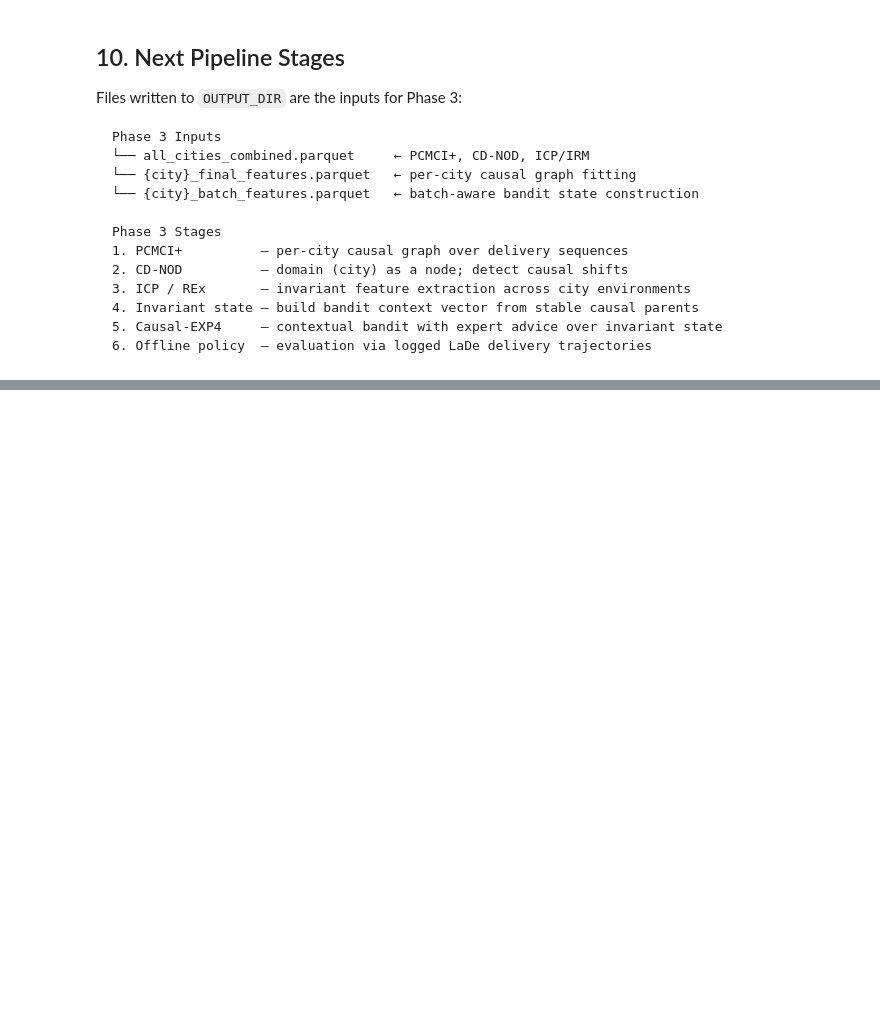
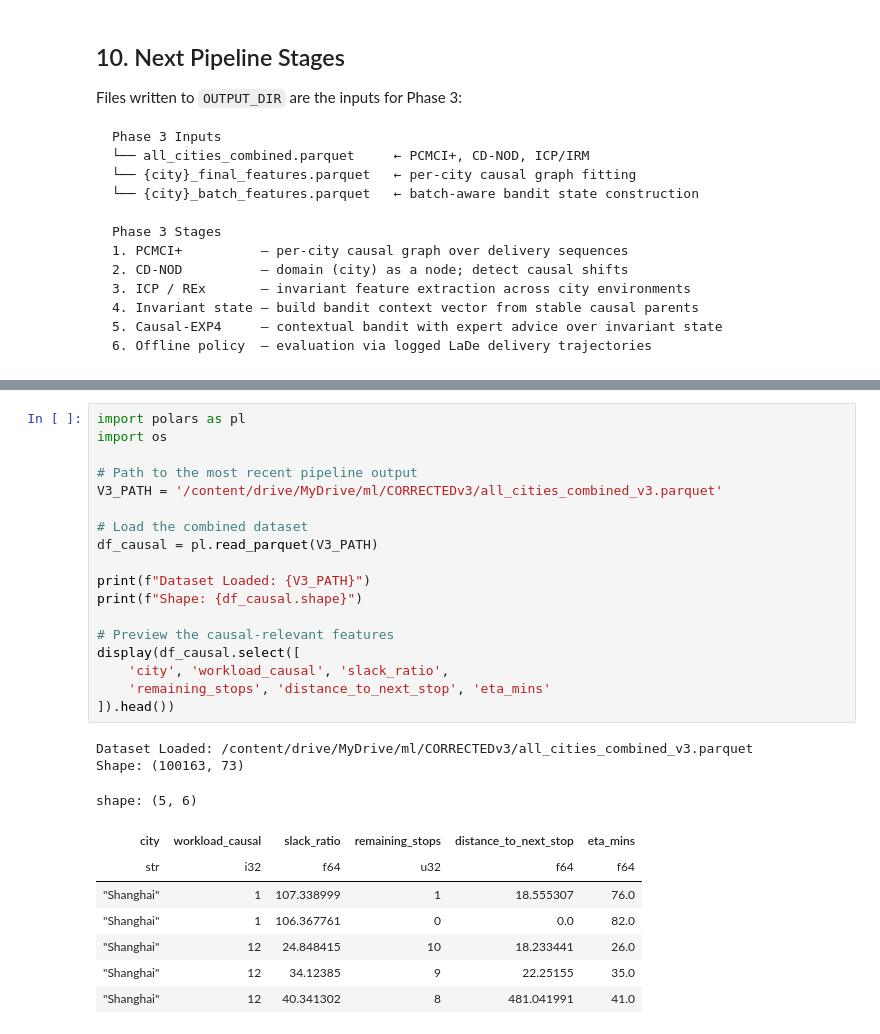
Before and after one commit to aymuos/endgame, a Jupyter notebook: integrated_feature_creator_v2.ipynb, the cells around one changed output, grey strips where cells are left out. Saved outputs shown, nothing was run; the diff lists cells and outputs as text; blank space fills up the shorter version.

Commit message:
to use all cities v3

```diff
--- a/integrated_feature_creator_v2.ipynb
+++ b/integrated_feature_creator_v2.ipynb
@@ -2168,0 +2172,29 @@ Phase 3 Stages
+# %%
+import polars as pl
+import os
+
+# Path to the most recent pipeline output
+V3_PATH = '/content/drive/MyDrive/ml/CORRECTEDv3/all_cities_combined_v3.parquet'
+
+# Load the combined dataset
+df_causal = pl.read_parquet(V3_PATH)
+
+print(f"Dataset Loaded: {V3_PATH}")
+print(f"Shape: {df_causal.shape}")
+
+# Preview the causal-relevant features
+display(df_causal.select([
+    'city', 'workload_causal', 'slack_ratio',
+    'remaining_stops', 'distance_to_next_stop', 'eta_mins'
+]).head())
+# %% [output]
+Dataset Loaded: /content/drive/MyDrive/ml/CORRECTEDv3/all_cities_combined_v3.parquet
+Shape: (100163, 73)
+shape: (5, 6)
+| city | workload_causal | slack_ratio | remaining_stops | distance_to_next_stop | eta_mins |
+| str | i32 | f64 | u32 | f64 | f64 |
+| "Shanghai" | 1 | 107.338999 | 1 | 18.555307 | 76.0 |
+| "Shanghai" | 1 | 106.367761 | 0 | 0.0 | 82.0 |
+| "Shanghai" | 12 | 24.848415 | 10 | 18.233441 | 26.0 |
+| "Shanghai" | 12 | 34.12385 | 9 | 22.25155 | 35.0 |
+| "Shanghai" | 12 | 40.341302 | 8 | 481.041991 | 41.0 |
```
Also changed, not shown: parts of 1 cell of this notebook.
